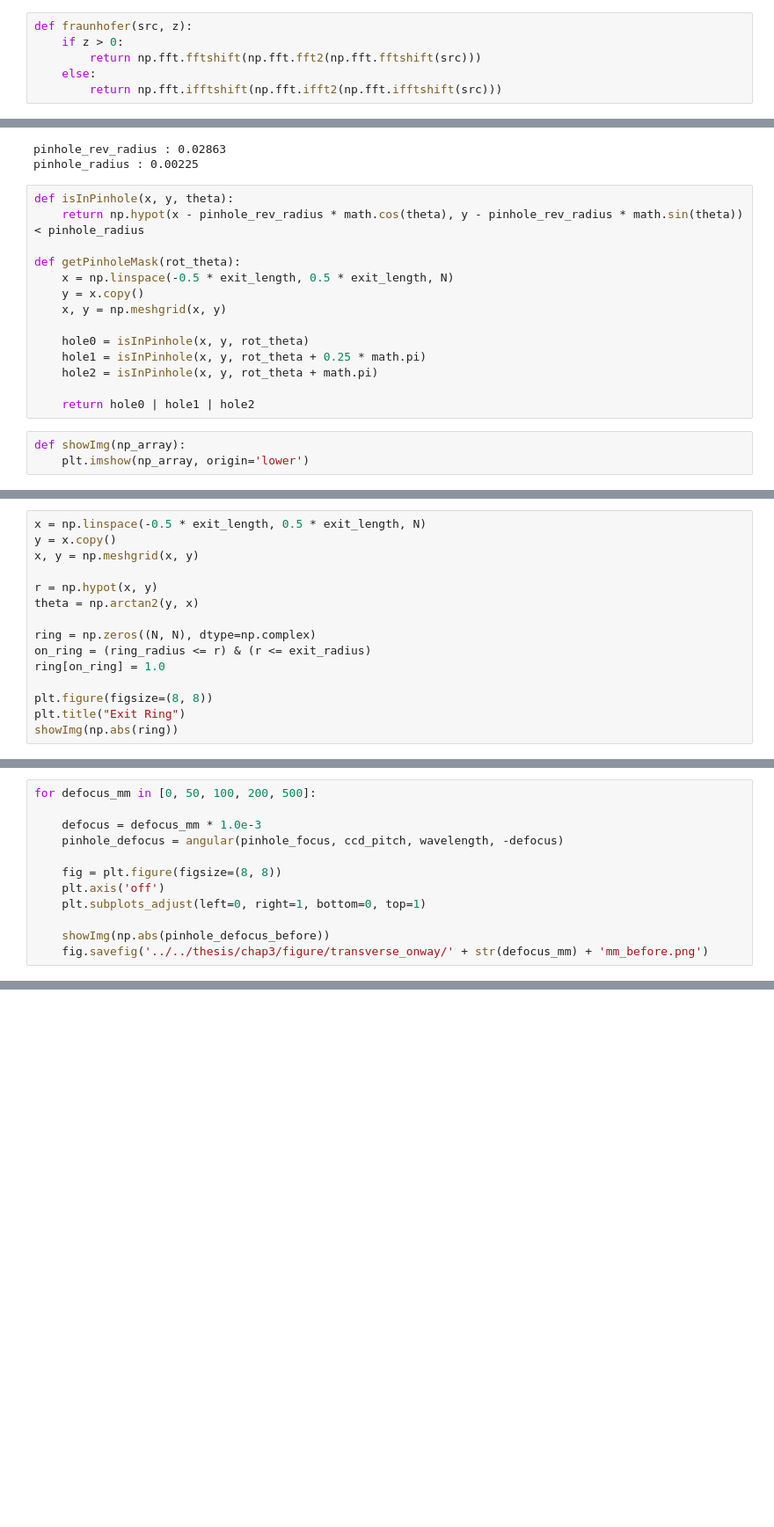
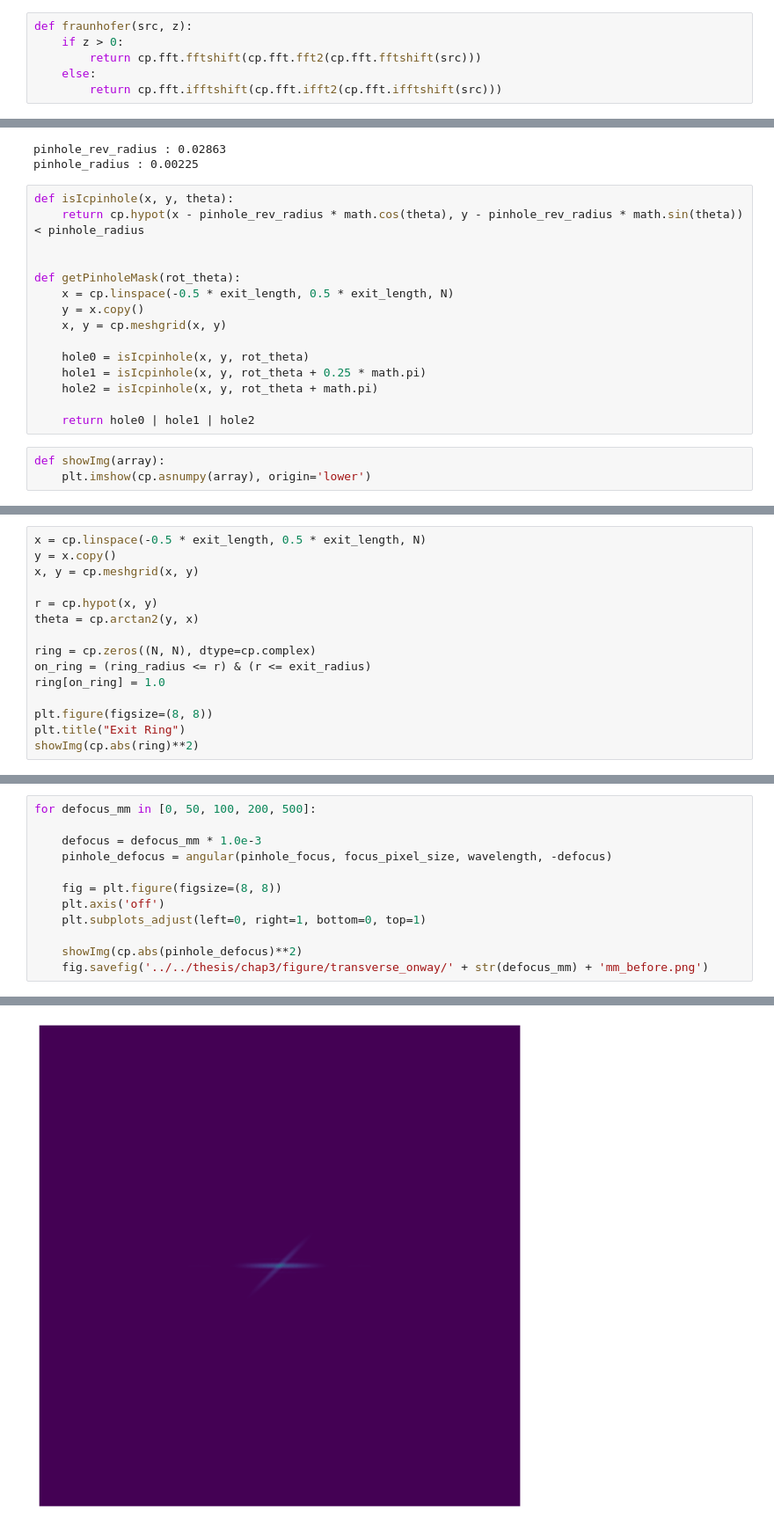
Before and after one commit to dieu-detruit/bachelor-thesis, a Jupyter notebook: illustration/chapter3/angular_onway.ipynb, the cells around one changed output, grey strips where cells are left out. Shown at 88% size. Drawn from its saved outputs; the diff is of its cells as text.

```diff
--- a/illustration/chapter3/angular_onway.ipynb
+++ b/illustration/chapter3/angular_onway.ipynb
@@ -6,9 +5,9 @@ import math
 # %%
 def fraunhofer(src, z):
     if z > 0:
-        return np.fft.fftshift(np.fft.fft2(np.fft.fftshift(src)))
+        return cp.fft.fftshift(cp.fft.fft2(cp.fft.fftshift(src)))
     else:
-        return np.fft.ifftshift(np.fft.ifft2(np.fft.ifftshift(src)))
+        return cp.fft.ifftshift(cp.fft.ifft2(cp.fft.ifftshift(src)))
 # %%
 def angular(src, dx, wavelength, z):
 
@@ -127,22 +123,23 @@ print_param('pinhole_radius')
 pinhole_rev_radius : 0.02863
 pinhole_radius : 0.00225
 # %%
-def isInPinhole(x, y, theta):
-    return np.hypot(x - pinhole_rev_radius * math.cos(theta), y - pinhole_rev_radius * math.sin(theta)) < pinhole_radius
+def isIcpinhole(x, y, theta):
+    return cp.hypot(x - pinhole_rev_radius * math.cos(theta), y - pinhole_rev_radius * math.sin(theta)) < pinhole_radius
+
 
 def getPinholeMask(rot_theta):
-    x = np.linspace(-0.5 * exit_length, 0.5 * exit_length, N)
+    x = cp.linspace(-0.5 * exit_length, 0.5 * exit_length, N)
     y = x.copy()
-    x, y = np.meshgrid(x, y)
+    x, y = cp.meshgrid(x, y)
 
-    hole0 = isInPinhole(x, y, rot_theta)
-    hole1 = isInPinhole(x, y, rot_theta + 0.25 * math.pi)
-    hole2 = isInPinhole(x, y, rot_theta + math.pi)
+    hole0 = isIcpinhole(x, y, rot_theta)
+    hole1 = isIcpinhole(x, y, rot_theta + 0.25 * math.pi)
+    hole2 = isIcpinhole(x, y, rot_theta + math.pi)
 
     return hole0 | hole1 | hole2
 # %%
-def showImg(np_array):
-    plt.imshow(np_array, origin='lower')
+def showImg(array):
+    plt.imshow(cp.asnumpy(array), origin='lower')
 # %%
 fig = plt.figure(figsize=(8, 8))
 plt.axis('off')
@@ -154,16 +151,16 @@ fig.savefig('../../thesis/chap3/figure/three_pinhole_mask.png')
 # %%
-x = np.linspace(-0.5 * exit_length, 0.5 * exit_length, N)
+x = cp.linspace(-0.5 * exit_length, 0.5 * exit_length, N)
 y = x.copy()
-x, y = np.meshgrid(x, y)
+x, y = cp.meshgrid(x, y)
 
-r = np.hypot(x, y)
-theta = np.arctan2(y, x)
+r = cp.hypot(x, y)
+theta = cp.arctan2(y, x)
 
-ring = np.zeros((N, N), dtype=np.complex)
+ring = cp.zeros((N, N), dtype=cp.complex)
 on_ring = (ring_radius <= r) & (r <= exit_radius)
 ring[on_ring] = 1.0
 
 plt.figure(figsize=(8, 8))
 plt.title("Exit Ring")
-showImg(np.abs(ring))
+showImg(cp.abs(ring)**2)
 # %% [output]
@@ -193,12 +190,12 @@ fig.savefig('../../thesis/chap3/figure/three_pinhole_focus.png')
 for defocus_mm in [0, 50, 100, 200, 500]:
 
     defocus = defocus_mm * 1.0e-3
-    pinhole_defocus = angular(pinhole_focus, ccd_pitch, wavelength, -defocus)
+    pinhole_defocus = angular(pinhole_focus, focus_pixel_size, wavelength, -defocus)
 
     fig = plt.figure(figsize=(8, 8))
     plt.axis('off')
     plt.subplots_adjust(left=0, right=1, bottom=0, top=1)
 
-    showImg(np.abs(pinhole_defocus_before))
+    showImg(cp.abs(pinhole_defocus)**2)
     fig.savefig('../../thesis/chap3/figure/transverse_onway/' + str(defocus_mm) + 'mm_before.png')
 # %% [output]
@@ -206 +202 @@ NameError: name 'pinhole_defocus_before' is not defined
-[figure, old version]
+[figure, new version]
```
Also changed, not shown: parts of 12 cells of this notebook, 57 other files.
